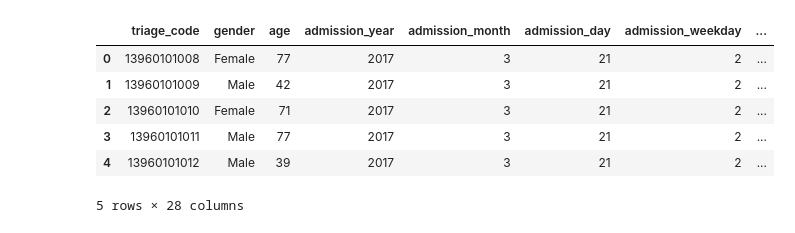
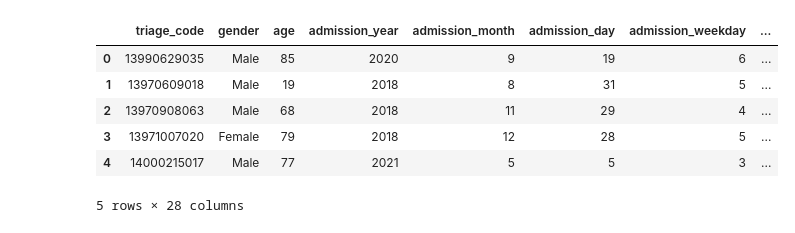
Before and after one commit to biammartins05-sketch/Triagem, a Jupyter notebook: modelos/baseline.ipynb, the cells around one changed output. Cells and saved outputs as stored; diff of their text form; code cells hidden in the pictures.

```diff
--- a/modelos/baseline.ipynb
+++ b/modelos/baseline.ipynb
@@ -12,14 +9,27 @@ ModuleNotFoundError: No module named 'sklearn'
 # %%
 #pip install openpyxl
+# %%
+from pathlib import Path
+
+BASE_DIR = Path.cwd().parent   # se estiveres em notebooks/
+DATA_DIR = BASE_DIR / "data"
+MODELS_DIR = BASE_DIR / "models"
 # %%
-data = pd.read_csv("data/ED_triage.csv")
+train_df = pd.read_csv(DATA_DIR / "train.csv")
+# %%
+train_df.head()
+# %% [output]
+|  | triage_code | gender | age | admission_year | admission_month | admission_day | admission_weekday | ... |
+| 0 | 13990629035 | Male | 85 | 2020 | 9 | 19 | 6 | ... |
+| 1 | 13970609018 | Male | 19 | 2018 | 8 | 31 | 5 | ... |
+| 2 | 13970908063 | Male | 68 | 2018 | 11 | 29 | 4 | ... |
+| 3 | 13971007020 | Female | 79 | 2018 | 12 | 28 | 5 | ... |
+| 4 | 14000215017 | Male | 77 | 2021 | 5 | 5 | 3 | ... |
+5 rows × 28 columns
 # %%
-data.head()
+# %% Features e target
+features = ["ChiefComplaint"]
+target = "TriageGrade"
+
+X_train = train_df[features]
+y_train = train_df[target]
-# %% [output]
-|  | triage_code | gender | age | admission_year | admission_month | admission_day | admission_weekday | ... |
-| 0 | 13960101008 | Female | 77 | 2017 | 3 | 21 | 2 | ... |
-| 1 | 13960101009 | Male | 42 | 2017 | 3 | 21 | 2 | ... |
-| 2 | 13960101010 | Female | 71 | 2017 | 3 | 21 | 2 | ... |
-| 3 | 13960101011 | Male | 77 | 2017 | 3 | 21 | 2 | ... |
-| 4 | 13960101012 | Male | 39 | 2017 | 3 | 21 | 2 | ... |
-5 rows × 28 columns
```
Also changed, not shown: parts of 8 cells of this notebook, 1 other file.
